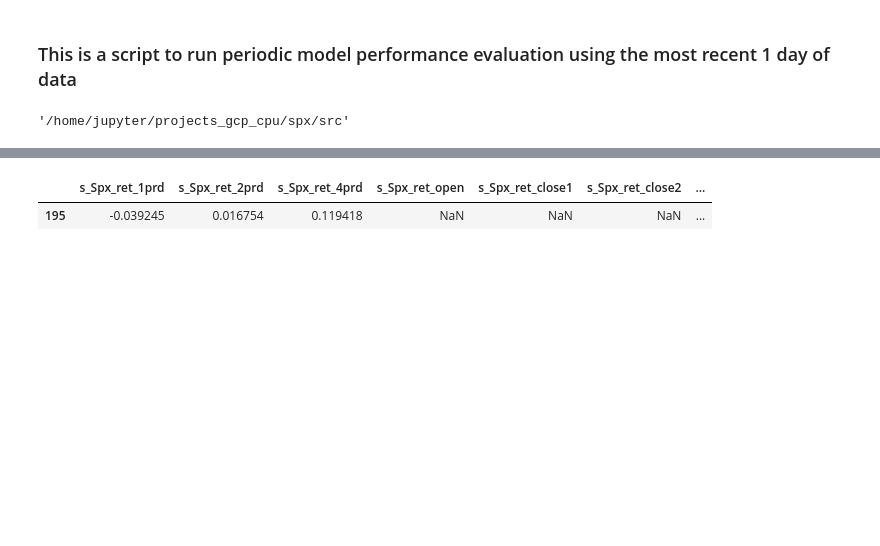
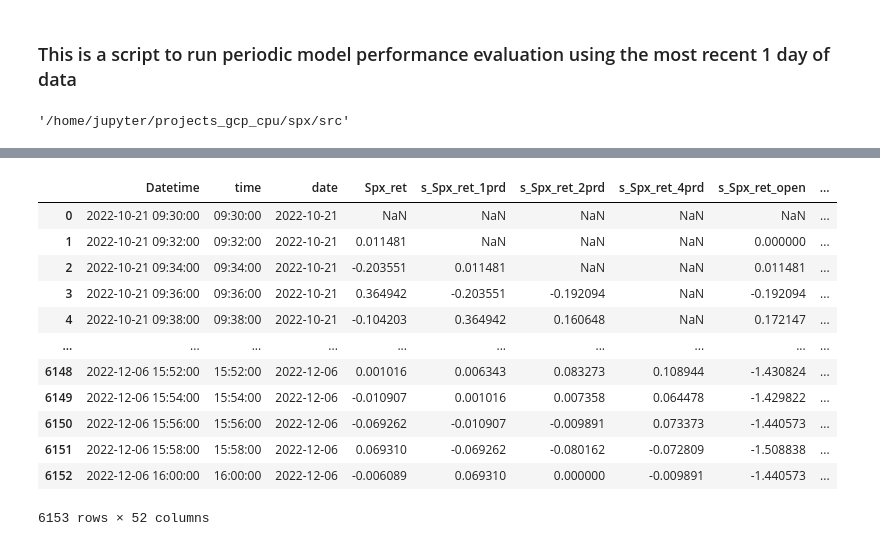
Before and after one commit to MykolaPinchuk/spg_stocks, a Jupyter notebook: daily_perf_eval.ipynb, the cells around one changed output, grey strips where cells are left out. Saved outputs shown, nothing was run; the diff lists cells and outputs as text; code cells hidden in the pictures; blank space fills up the shorter version.

```diff
--- a/daily_perf_eval.ipynb
+++ b/daily_perf_eval.ipynb
@@ -31,3 +31,7 @@ os.chdir('/home/jupyter/projects_gcp_cpu/spx/src')
 os.getcwd()
 # %% [output]
 '/home/jupyter/projects_gcp_cpu/spx/src'
+# %%
+df = pd.read_csv('gs://pmykola-streaming-projects/spg-stocks/data/data_start_20221021.csv')
+df.Datetime = pd.to_datetime(df.Datetime)
+df
@@ -33,0 +52,5 @@ os.getcwd()
+# %%
+df1d = pd.read_csv('gs://pmykola-streaming-projects/spg-stocks/data/data_last_2022126.csv')
+df1d.Datetime = pd.to_datetime(df1d.Datetime)
+df1d
+# this is not what i see when i open this file. wrong date pasring?
@@ -33,0 +71,4 @@ os.getcwd()
+# %%
+df = pd.concat([df, df1d])
+df.sort_values(by='Datetime')
+df
@@ -34,7 +89,15 @@ os.getcwd()
 # %%
-df = pd.read_csv('gs://pmykola-streaming-projects/spg-stocks/data/data_last_2022125.csv')
-df.Datetime = pd.to_datetime(df.Datetime)
+
 df['time'] = df.Datetime.dt.time
 df['date'] = df.Datetime.dt.date
-df.dtypes
+
+df = df.fillna(method='ffill')
+dayclose = df[df.time==datetime.time(15, 58, 0)]
+dayopen = df[df.time==datetime.time(9, 30, 0)]
+dayopen.reset_index(drop=True, inplace=True)
+dayclose.reset_index(drop=True, inplace=True)
+dayclose.sort_values(by='date')
+display(df)
+
+df
 # %% [output]
@@ -149,7 +261,18 @@ ValueError: Input contains NaN, infinity or a value too large for dtype('float64
 # %%
 # evaluate performance
 # %%
-X
+df
 # %% [output]
-|  | s_Spx_ret_1prd | s_Spx_ret_2prd | s_Spx_ret_4prd | s_Spx_ret_open | s_Spx_ret_close1 | s_Spx_ret_close2 | ... |
-| 195 | -0.039245 | 0.016754 | 0.119418 | NaN | NaN | NaN | ... |
+|  | Datetime | time | date | Spx_ret | s_Spx_ret_1prd | s_Spx_ret_2prd | s_Spx_ret_4prd | s_Spx_ret_open | ... |
+| 0 | 2022-10-21 09:30:00 | 09:30:00 | 2022-10-21 | NaN | NaN | NaN | NaN | NaN | ... |
+| 1 | 2022-10-21 09:32:00 | 09:32:00 | 2022-10-21 | 0.011481 | NaN | NaN | NaN | 0.000000 | ... |
+| 2 | 2022-10-21 09:34:00 | 09:34:00 | 2022-10-21 | -0.203551 | 0.011481 | NaN | NaN | 0.011481 | ... |
+| 3 | 2022-10-21 09:36:00 | 09:36:00 | 2022-10-21 | 0.364942 | -0.203551 | -0.192094 | NaN | -0.192094 | ... |
+| 4 | 2022-10-21 09:38:00 | 09:38:00 | 2022-10-21 | -0.104203 | 0.364942 | 0.160648 | NaN | 0.172147 | ... |
+| ... | ... | ... | ... | ... | ... | ... | ... | ... | ... |
+| 6148 | 2022-12-06 15:52:00 | 15:52:00 | 2022-12-06 | 0.001016 | 0.006343 | 0.083273 | 0.108944 | -1.430824 | ... |
+| 6149 | 2022-12-06 15:54:00 | 15:54:00 | 2022-12-06 | -0.010907 | 0.001016 | 0.007358 | 0.064478 | -1.429822 | ... |
+| 6150 | 2022-12-06 15:56:00 | 15:56:00 | 2022-12-06 | -0.069262 | -0.010907 | -0.009891 | 0.073373 | -1.440573 | ... |
+| 6151 | 2022-12-06 15:58:00 | 15:58:00 | 2022-12-06 | 0.069310 | -0.069262 | -0.080162 | -0.072809 | -1.508838 | ... |
+| 6152 | 2022-12-06 16:00:00 | 16:00:00 | 2022-12-06 | -0.006089 | 0.069310 | 0.000000 | -0.009891 | -1.440573 | ... |
+6153 rows × 52 columns
```
Also changed, not shown: parts of 10 cells of this notebook, 4 other files.
